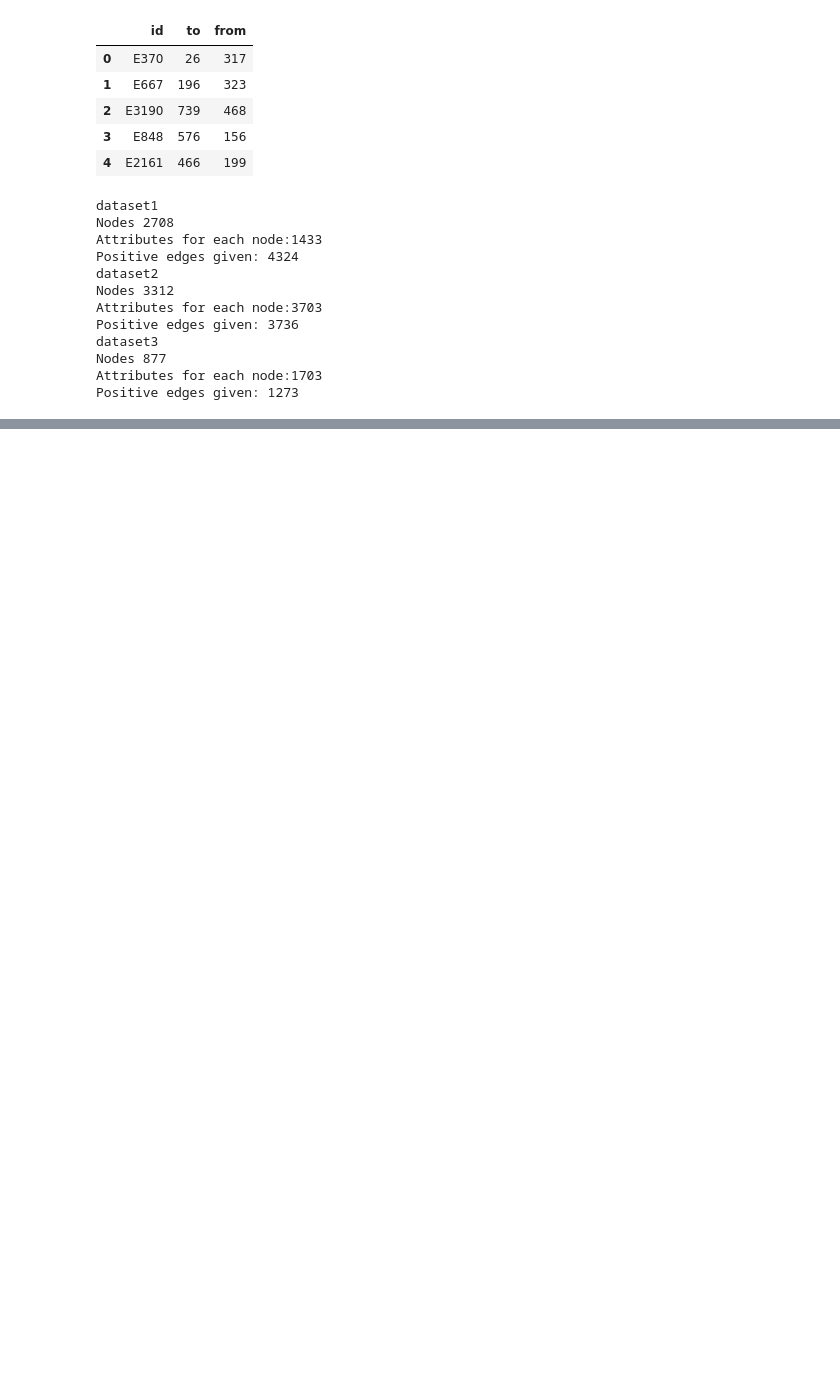
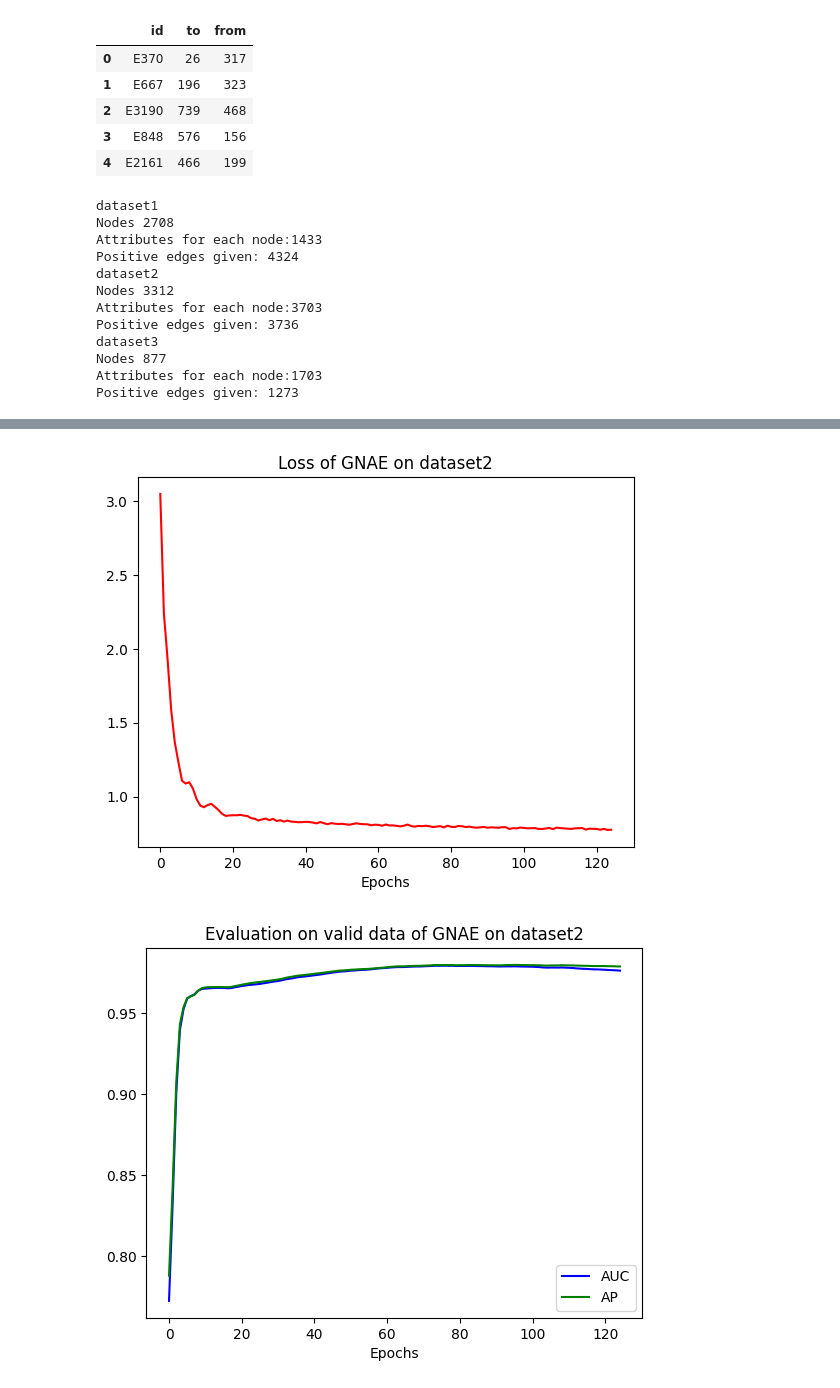
Before and after one commit to CalebThian/hw2_linkprediction, a Jupyter notebook: VGNAE.ipynb, the cells around one changed output, grey strips where cells are left out. Drawn from its saved outputs; the diff is of its cells as text; code cells hidden in the pictures; blank space fills up the shorter version.

Commit message:
slight modify to generate plot

```diff
--- a/VGNAE.ipynb
+++ b/VGNAE.ipynb
@@ -360,3 +355,29 @@ Upload.to_csv('output/GNAE_undirect_newfea_best_'+str(dss_num+1)+'.csv',index=Fa
+# %%
+plt.plot(np.array(loss_list),'r',label='loss')
+plt.xlabel('Epochs')
+if newfea:
+    title = 'Loss of GNAE with additional features on dataset'+str(dss_num+1)
+else:
+    title = 'Loss of GNAE on dataset'+str(dss_num+1)
+plt.title(title)
+plt.savefig('./plot/'+title+'.png')
+plt.show()
+
+plt.plot(np.array(auc_list),'b',label='AUC')
+plt.plot(np.array(ap_list),'g',label='AP')
+plt.legend()
+plt.xlabel('Epochs')
+if newfea:
+    title = 'Evaluation on valid data of GNAE on dataset'+str(dss_num+1)+ ' with additional features'
+else:
+    title = 'Evaluation on valid data of GNAE on dataset'+str(dss_num+1)
+
+plt.title(title)
+plt.savefig('./plot/'+title+'.png')
+plt.show()
+# %% [output]
+[figure, added]
+[figure, added]
 # %%
 test(data.val_pos_edge_index, data.val_neg_edge_index,model2)
 # %% [output]
```
Also changed, not shown: parts of 20 cells of this notebook, 56 other files.
